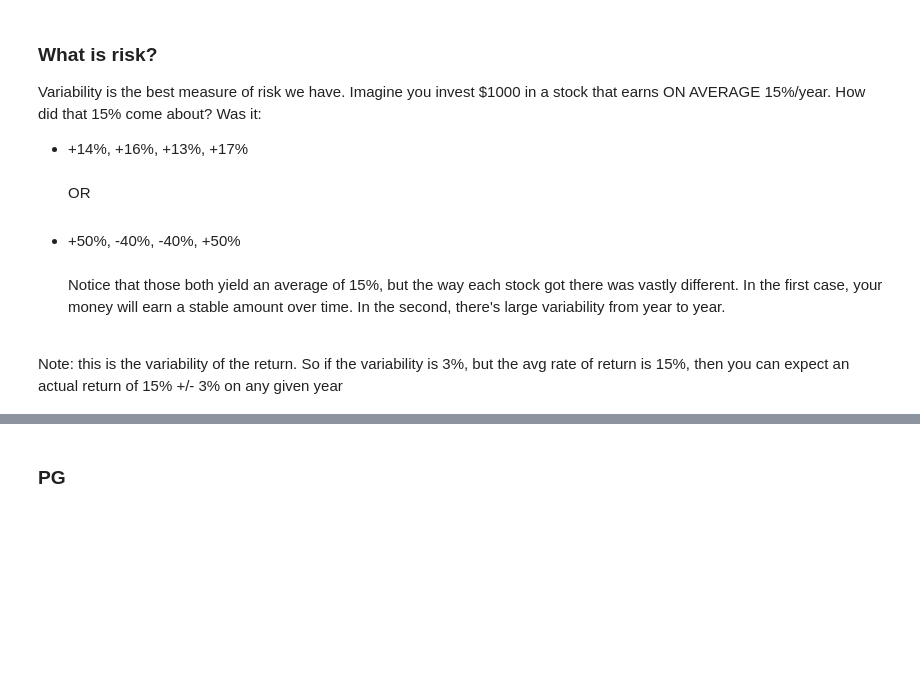
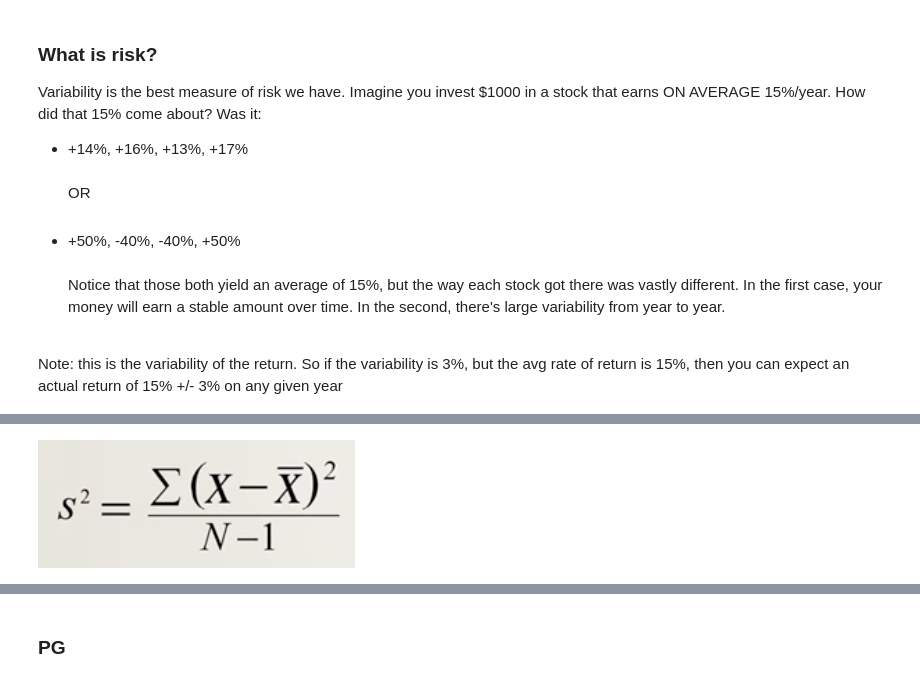
Before and after one commit to ghost99slay/PythonForFinance, a Jupyter notebook: MeasuringInvestmentRisk.ipynb, the cells around one changed output, grey strips where cells are left out. Cells and saved outputs as stored; diff of their text form; code cells hidden in the pictures; blank space fills up the shorter version.

```diff
--- a/MeasuringInvestmentRisk.ipynb
+++ b/MeasuringInvestmentRisk.ipynb
@@ -0,0 +1,8 @@
+# %%
+from google.colab import drive
+drive.mount('/content/drive')
+
+from IPython.display import display
+from PIL import Image
+
+PATH = '/content/drive/MyDrive/Documents/Colab Notebooks/PythonForFinance/'
@@ -16,4 +25,9 @@ Note: this is the variability of the return. So if the variability is 3%, but th
 - Standard Devation (S) - The square root of variance, it measures the average distance of data points from the mean
+# %%
+img = Image.open(PATH + 'assets/variance_equation.png')
+display(img)
+# %% [output]
+[figure, added]
 # %%
 import numpy as np
 import pandas as pd
```
Also changed, not shown: parts of 24 cells of this notebook, 21 other files.
